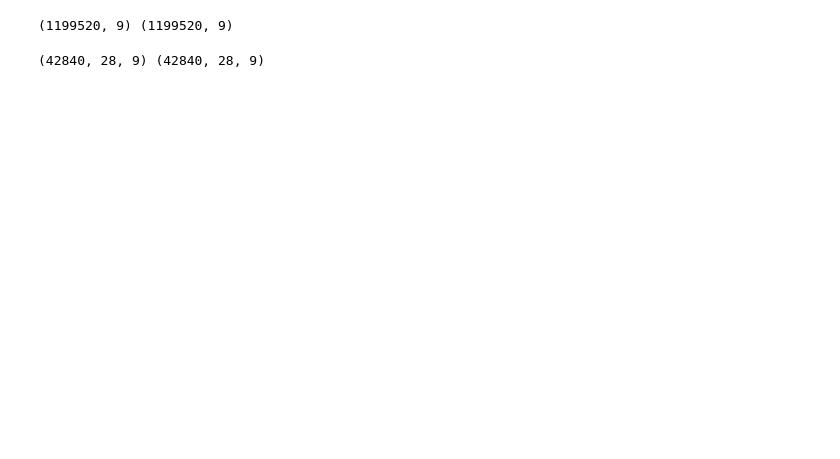
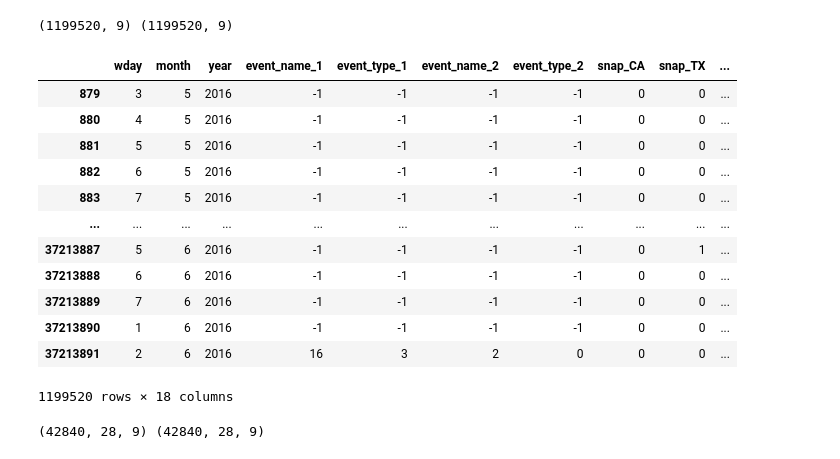
Before and after one commit to aldencabajar/kaggle-m5-comp-scripts, a Jupyter notebook: m5_nn_regression.ipynb, the cells around one changed output. Saved outputs shown, nothing was run; the diff lists cells and outputs as text; code cells hidden in the pictures; blank space fills up the shorter version.

```diff
--- a/m5_nn_regression.ipynb
+++ b/m5_nn_regression.ipynb
@@ -86,0 +97,4 @@ agg_sales_all = pd.concat(agg_sales_list)
+# %%
+agg_sales_all['wt'] = agg_sales_all.loc[:,days_col] \
+.apply(lambda x: np.abs(x- x.shift(1)).mean(), axis = 1)
+agg_sales_all['wt']
@@ -227,7 +231,3 @@ train_data = dataset[dataset.day <= 1913]
 train_data = train_data[np.isfinite(train_data.wt)]
 validation_data = dataset[np.logical_and(dataset.day <= 1941, dataset.day > 1913)]
 evaluation_data = dataset[np.logical_and(dataset.day > 1941, dataset.day <= 1969)]
-
-# append last weights from validation data to evaluation data
-evaluation_data.loc[:,'wt'] = np.repeat(
-    validation_data[validation_data.day == 1941]['wt'].values, 28)
@@ -440,6 +453,22 @@ eval_preds = fnl.predict(eval_data_dict, batch_size = 50_000)
 print(val_preds.shape, eval_preds.shape)
 # %% [output]
 (1199520, 9) (1199520, 9)
+# %%
+evaluation_data[feat_vars]
+# %% [output]
+|  | wday | month | year | event_name_1 | event_type_1 | event_name_2 | event_type_2 | snap_CA | snap_TX | ... |
+| 879 | 3 | 5 | 2016 | -1 | -1 | -1 | -1 | 0 | 0 | ... |
+| 880 | 4 | 5 | 2016 | -1 | -1 | -1 | -1 | 0 | 0 | ... |
+| 881 | 5 | 5 | 2016 | -1 | -1 | -1 | -1 | 0 | 0 | ... |
+| 882 | 6 | 5 | 2016 | -1 | -1 | -1 | -1 | 0 | 0 | ... |
+| 883 | 7 | 5 | 2016 | -1 | -1 | -1 | -1 | 0 | 0 | ... |
+| ... | ... | ... | ... | ... | ... | ... | ... | ... | ... | ... |
+| 37213887 | 5 | 6 | 2016 | -1 | -1 | -1 | -1 | 0 | 1 | ... |
+| 37213888 | 6 | 6 | 2016 | -1 | -1 | -1 | -1 | 0 | 0 | ... |
+| 37213889 | 7 | 6 | 2016 | -1 | -1 | -1 | -1 | 0 | 0 | ... |
+| 37213890 | 1 | 6 | 2016 | -1 | -1 | -1 | -1 | 0 | 0 | ... |
+| 37213891 | 2 | 6 | 2016 | 16 | 3 | 2 | 0 | 0 | 0 | ... |
+1199520 rows × 18 columns
 # %%
 val_preds = val_preds.reshape((-1, 28, 9))
 eval_preds = eval_preds.reshape((-1, 28, 9))
```
Also changed, not shown: parts of 24 cells of this notebook.
